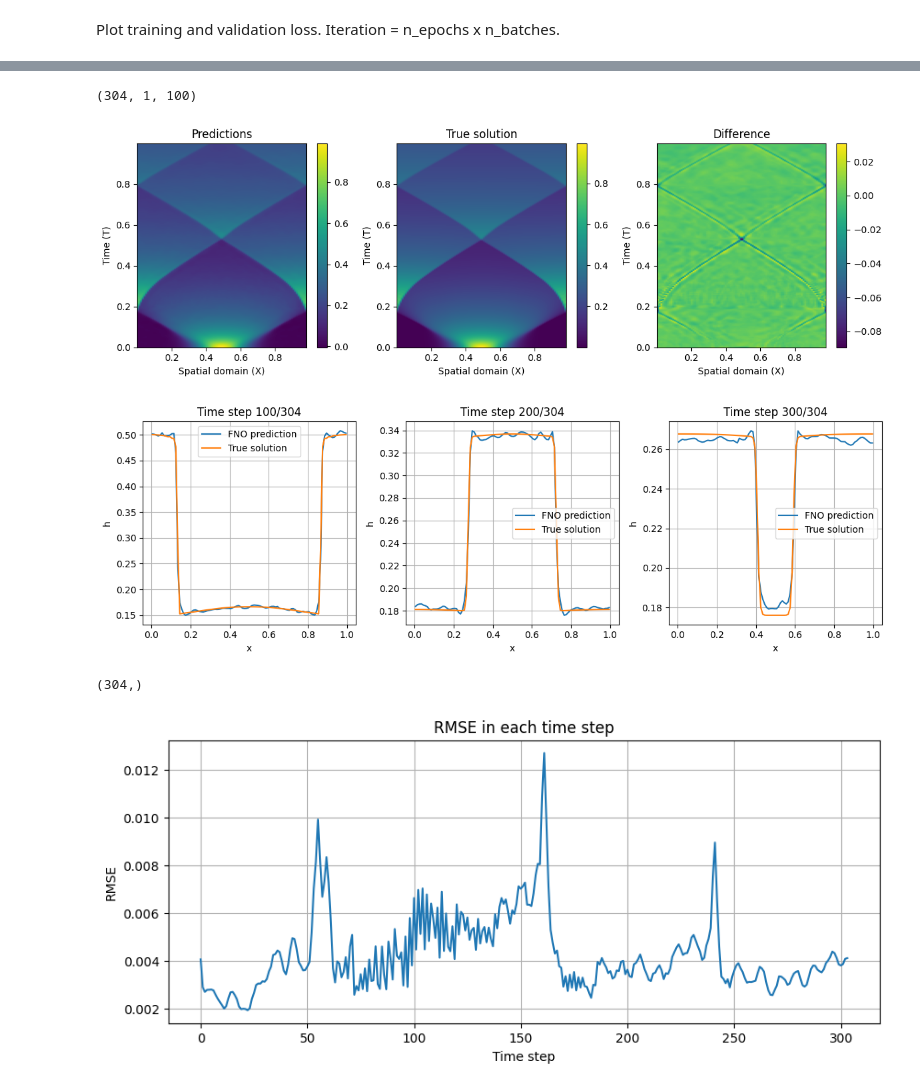
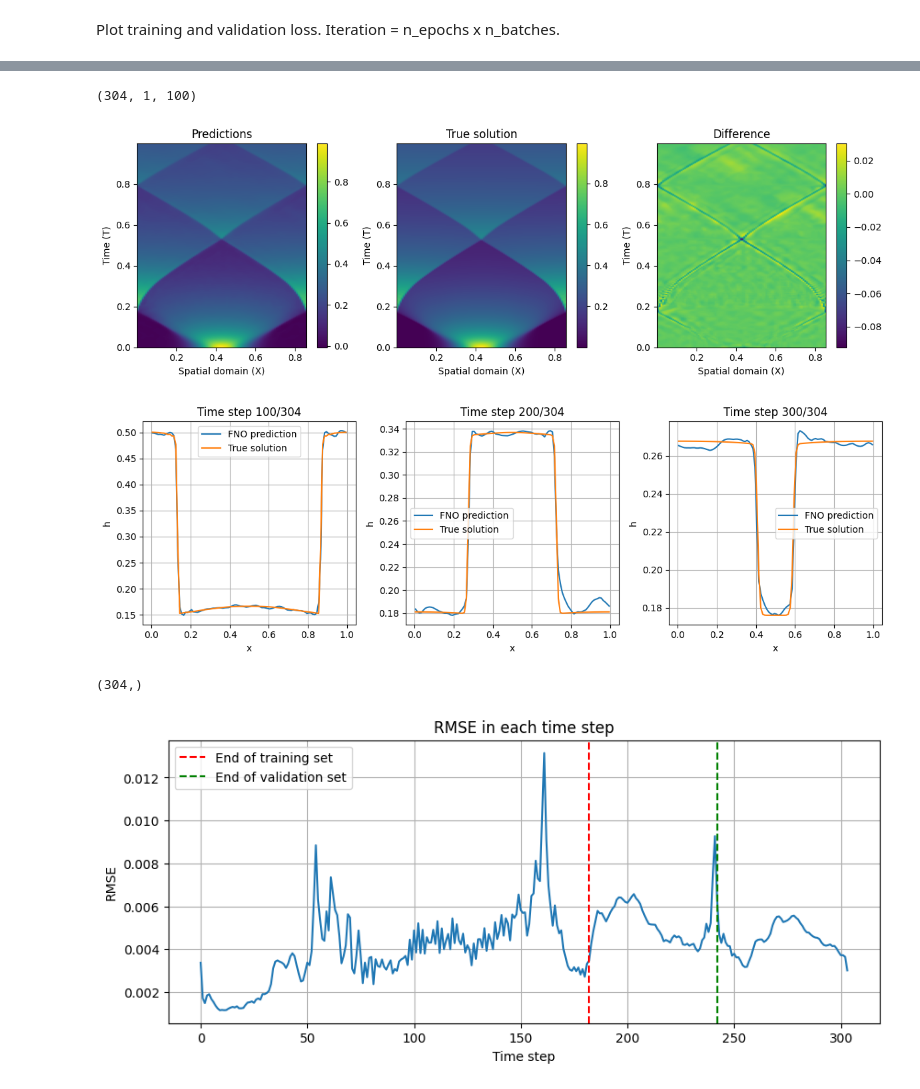
Before and after one commit to MelissaJessen/Shallow-Water-Equations, a Jupyter notebook: FNO-SWE.ipynb, the cells around one changed output, grey strips where cells are left out. Saved outputs shown, nothing was run; the diff lists cells and outputs as text; code cells hidden in the pictures.

```diff
--- a/FNO-SWE.ipynb
+++ b/FNO-SWE.ipynb
@@ -103,6 +106,8 @@ def prepare_data(h_all, x, p):
 # %%
-p = 0.8
-mesh, a_with_mesh, u_with_mesh, a, u, n, train_x, train_y, test_x, test_y = prepare_data(h_all, x, p)
+p_train = 0.6
+p_val = 0.2
+p_test = 1 - p_train - p_val
+n_train, n_val, n_test, mesh, a_with_mesh, u_with_mesh, a, u, n, train_x, train_y, val_x, val_y, test_x, test_y = prepare_data(h_all, x, p_train, p_val)
 # %% [output]
 (304, 2, 100)
 (304, 2, 100)
@@ -164,7 +143,7 @@ learn_rate = 1e-3
 optimizer = torch.optim.Adam(model.parameters(), lr=learn_rate)
 scheduler = torch.optim.lr_scheduler.CosineAnnealingLR(optimizer, T_max=300, eta_min=1e-5)
 scheduler = ReduceLROnPlateau(optimizer, 'min', factor=0.1, patience=10)
-dataloader_train = dataloader_torch(train_x, train_y, batch_size=64)
+dataloader_train = dataloader_torch(train_x, train_y, batch_size=32)
 # %%
 n_epochs = 100
 
@@ -184,8 +163,8 @@ for epoch in tqdm(range(n_epochs), unit='epoch'):
         optimizer.step()
         loss_train.append(loss.item())
         with torch.no_grad():
-            test_x, test_y = test_x.to(device), test_y.to(device)
-            validation_loss = torch.mean((model(test_x) - test_y) ** 2).item()
+            val_x, val_y = val_x.to(device), val_y.to(device)
+            validation_loss = torch.mean((model(val_x) - val_y) ** 2).item()
             loss_val.append(validation_loss)
             # save model weighs if validation loss is minimal
             if validation_loss < best_val_loss:
@@ -221,21 +200,22 @@ plt.show()
 X, T = np.meshgrid(x, time_all.squeeze())
 
 # Make predictions
-pred_val = model(test_x).cpu().detach().numpy()
 pred_train = model(train_x).cpu().detach().numpy()
+pred_val = model(val_x).cpu().detach().numpy()
+pred_test = model(test_x).cpu().detach().numpy()
 
-# Combine pred_val and pred_train
-predictions = np.concatenate([pred_train, pred_val], axis=0)
-print(predictions.shape)
+# Combine pred_train, pred_val and pred_test
+pred_all = np.concatenate([pred_train, pred_val, pred_test], axis=0)
+print(pred_all.shape)
 
-# Plot for the full domain (all time steps)
+# Plot predictions
 fig, ax = plt.subplots(1, 3, figsize=(12, 4))
 
 # Define the extent based on X and T
 extent = [X.min(), X.max(), T.max(), T.min()]
 
 # Prediction plot
-im1 = ax[0].imshow(predictions[:, 0, :], aspect='auto', extent=extent)
+im1 = ax[0].imshow(pred_all[:, 0, :], aspect='auto', extent=extent)
 ax[0].set_title("Predictions")
 ax[0].set_xlabel("Spatial domain (X)")
 ax[0].set_ylabel("Time (T)")
@@ -251,7 +231,7 @@ ax[1].invert_yaxis()
 plt.colorbar(im2, ax=ax[1])
 
 # Difference plot
-im3 = ax[2].imshow(predictions[:, 0, :] - u[:, 0, :], aspect='auto', extent=extent)
+im3 = ax[2].imshow(pred_all[:, 0, :] - u[:, 0, :], aspect='auto', extent=extent)
 ax[2].set_title("Difference")
 ax[2].set_xlabel("Spatial domain (X)")
 ax[2].set_ylabel("Time (T)")
@@ -266,14 +246,14 @@ if save:
 plt.show()
 # %% [output]
 (304, 1, 100)
-[figure, old version]
+[figure, new version]
 # %%
 # Plot for some time steps
 indices = [100, 200, 300]
 
 plt.figure(figsize=(12, 4))
 plt.subplot(1, 3, 1)
-plt.plot(mesh, predictions[indices[0], 0, :], label='FNO prediction')
+plt.plot(mesh, pred_all[indices[0], 0, :], label='FNO prediction')
 plt.plot(mesh, u[indices[0], 0, :], label='True solution')
 plt.xlabel('x')
 plt.ylabel('h')
@@ -282,7 +262,7 @@ plt.grid()
 plt.title(f"Time step {indices[0]}/{n}")
 
 plt.subplot(1, 3, 2)
-plt.plot(mesh, predictions[indices[1], 0, :], label='FNO prediction')
+plt.plot(mesh, pred_all[indices[1], 0, :], label='FNO prediction')
 plt.plot(mesh, u[indices[1], 0, :], label='True solution')
 plt.xlabel('x')
 plt.ylabel('h')
@@ -291,7 +271,7 @@ plt.grid()
 plt.title(f"Time step {indices[1]}/{n}")
 
 plt.subplot(1, 3, 3)
-plt.plot(mesh, predictions[indices[2], 0, :], label='FNO prediction')
+plt.plot(mesh, pred_all[indices[2], 0, :], label='FNO prediction')
 plt.plot(mesh, u[indices[2], 0, :], label='True solution')
 plt.xlabel('x')
 plt.ylabel('h')
@@ -306,23 +286,26 @@ if save:
 
 plt.show()
 # %% [output]
-[figure, old version]
+[figure, new version]
 # %%
 # Plot the RMSE in each time step
-rmse = np.sqrt(np.mean((predictions - u) ** 2, axis=(1, 2)))
+rmse = np.sqrt(np.mean((pred_all - u) ** 2, axis=(1, 2)))
 print(rmse.shape)
 
 plt.figure(figsize=(10, 4))
 plt.plot(rmse)
+plt.axvline(x=n_train, color='r', linestyle='--', label='End of training set')
+plt.axvline(x=n_train + n_val, color='g', linestyle='--', label='End of validation set')
 plt.xlabel('Time step')
 plt.ylabel('RMSE')
 plt.title('RMSE in each time step')
+plt.legend()
 plt.grid()
 
 if save:
     plt.savefig(f'plots/rmse_swe_epochs{n_epochs}_channels{model.lifting_channels}_lr_{learn_rate}.pdf', format='pdf')
 
 plt.show()
 # %% [output]
 (304,)
-[figure, old version]
+[figure, new version]
```
Also changed, not shown: parts of 5 cells of this notebook, 46 other files.
